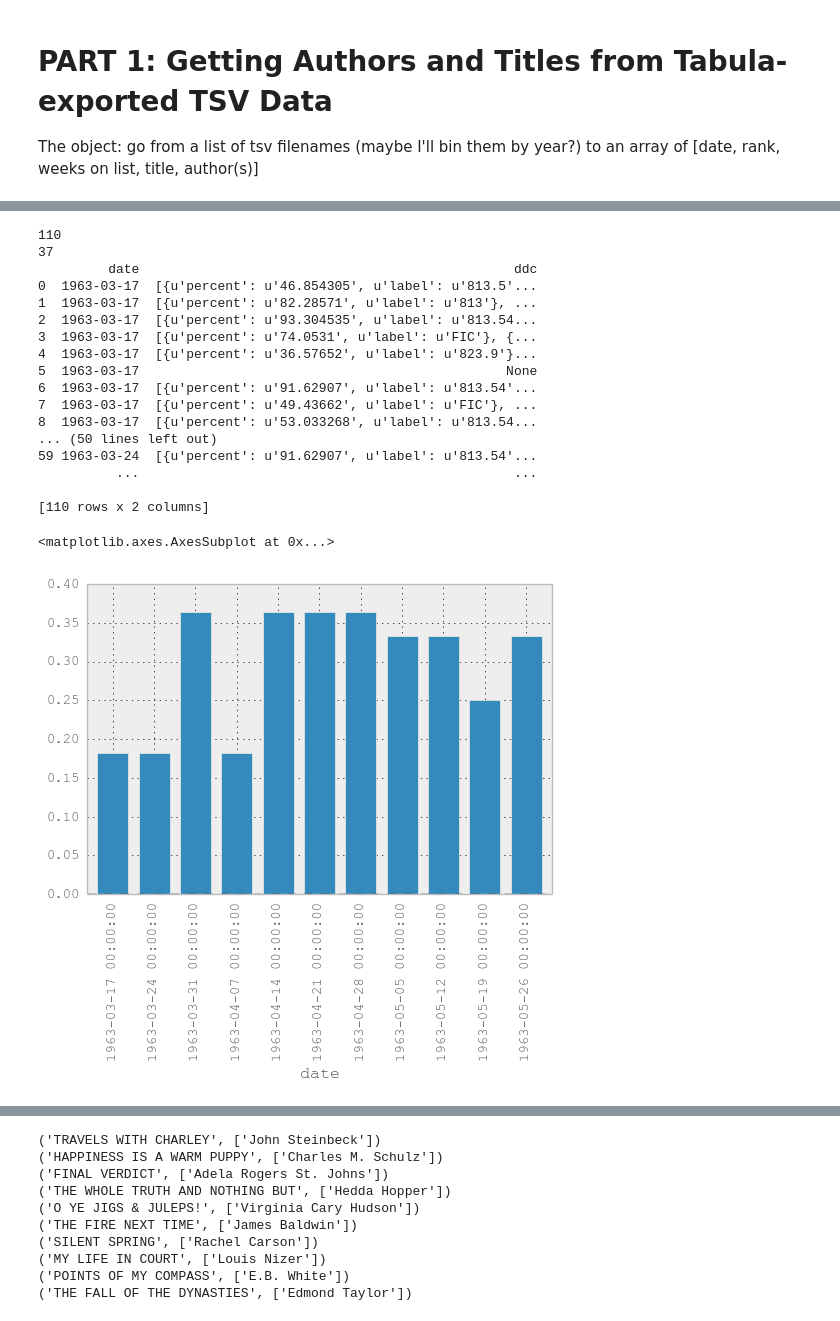
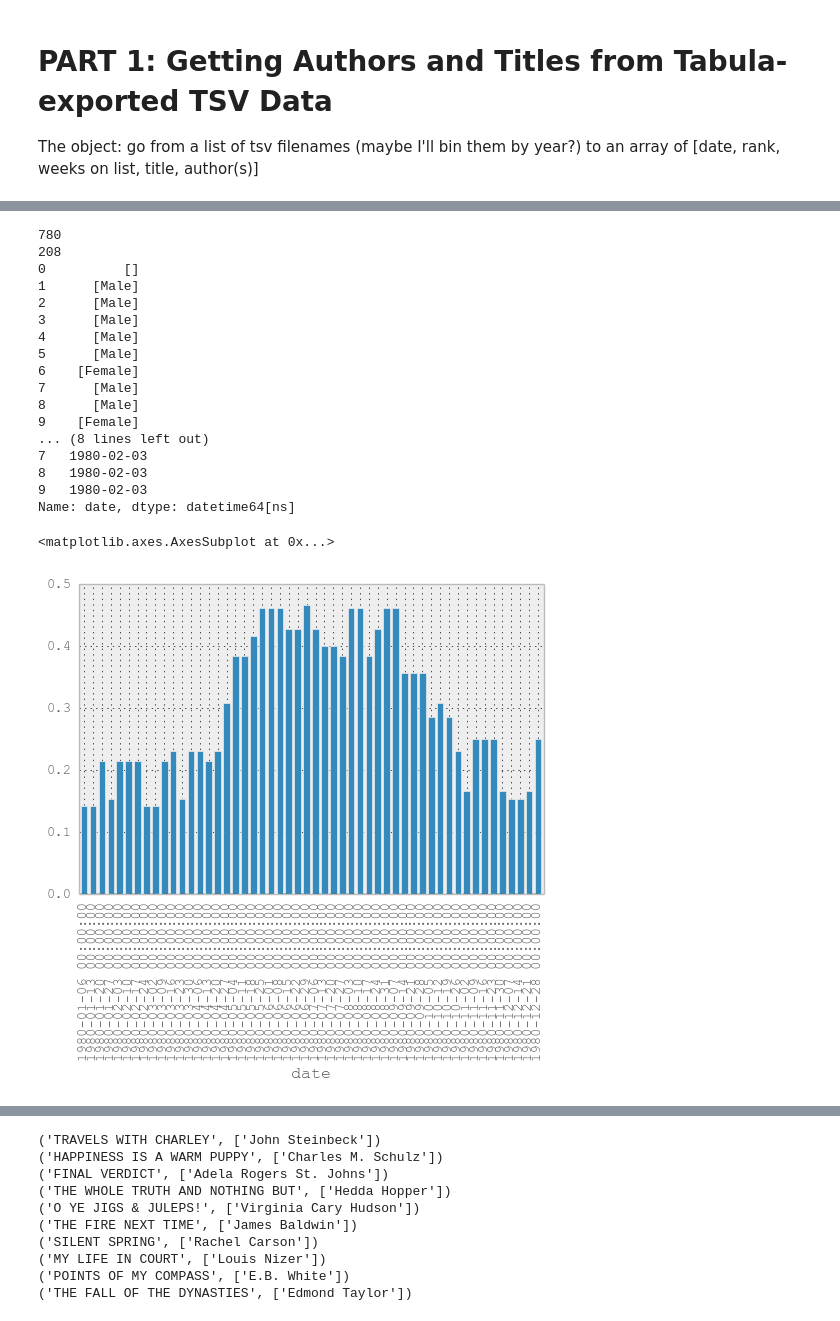
Before and after one commit to cimar/books, a Jupyter notebook: Glue Test.ipynb, the cells around one changed output, grey strips where cells are left out. Cells and saved outputs as stored; diff of their text form; code cells hidden in the pictures.

Commit message:
Building a cleaner version with tools for data cleaning

```diff
--- a/Glue Test.ipynb
+++ b/Glue Test.ipynb
@@ -56,9 +89,11 @@ def read_folder(folderpath):
     empty_array = []
     for f in os.listdir(folderpath):
         commasv = read_tsv(path+f)
-        empty_array.append(commasv)
+        empty_array = empty_array+commasv
     return empty_array
 
-path = "1963/fiction/"
-sixtythree = read_folder(path)
+path = "1980/"
+eighty = read_folder(path)
+for x in eighty[0:20]:
+    print x
 # %% [output]
@@ -89,14 +124,10 @@ gender_dict={}
 ta_to_data = {}
 # %%
 #print sixtythree[4]
-
 def batch_process_lists(list_of_lists):
     batch_target = []
     for ls in list_of_lists:
         batch_target = batch_target + process(ls)
-    print ("BATCHED 1963!!!")
-    for x in batch_target:
-        print x
     return batch_target
 
 
@@ -105,7 +136,9 @@ def batch_process_lists(list_of_lists):
 
 def process(ls):
     target = []
+    i=0
     for row in ls:
+        print i
         date = row[0]
         ranks = {"this_week":row[1],"last_week":row[3],"weeks_on_list":row[4]}
         ta_tuple = title_author_pair(row[2])
@@ -116,7 +149,11 @@ def process(ls):
             data = ta_to_data[str(ta_tuple)]
             new_row = new_row+data
         else:
-            isbns = get_isbns(title,authors)
+            try:
+                isbns = get_isbns(title,authors)
+            except:
+                print "Can't get ISBNS for some reason!"
+                isbns = []
             data = [isbns]
             if len(isbns)>0:
                 o_data = oclc_process(isbns,authors)
@@ -127,7 +164,9 @@ def process(ls):
                 new_row = new_row + data
             ta_to_data[str(ta_tuple)] = data
         target.append(new_row)
+        i = i+1
     return target
 
-batch = batch_process_lists(sixtythree)
+print eighty[130]
+batch = process(eighty)
 # %% [output]
@@ -155,9 +306,9 @@ import pandas as pd
 import matplotlib
 pd.set_option('display.mpl_style', 'default') # Make the graphs a bit prettier
 
-sixtythree_df = pd.DataFrame(batch,columns=["date","year","ranks","title","authors","isbns","genders","ddc","fast"])
+eighty_df = pd.DataFrame(batch,columns=["date","year","ranks","title","authors","isbns","genders","ddc","fast"])
 
-sixtythree_series = sixtythree_df.set_index('date').genders
+eighty_gender = eighty_df.set_index('date').genders
 
 def count_females(arr):
     i = 0
@@ -167,66 +318,69 @@ def count_females(arr):
     return i
 
 i = 0
-for x in sixtythree_df['genders']:
+for x in eighty_df['genders']:
     if x is not None:
         i = i + count_females(x)
 print i
 
-grouped2 = sixtythree_df[["date","genders"]]
+grouped2 = eighty_df[["date","genders"]]
 
-grouped = sixtythree_df["genders"].groupby(sixtythree_df["date"])
+print eighty_df["genders"][0:10]
+print eighty_df["date"][0:10]
+
+grouped = eighty_df["genders"].groupby(eighty_df["date"])
 
 
 def bin_dates_percent_female(df,group_col):
     grouped = df["genders"].groupby(df[group_col])
     target = []
     for group in grouped:
         females = 0
         overall_count = 0
         date = group[0]
         for genders in group[1]:
             if genders is not None:
                 females = females+count_females(genders)
                 for g in genders:
                     overall_count = overall_count+1
         percent = float(females)/float(overall_count)
         target.append([date,percent,overall_count])
     return target
 
-percent_female_table = bin_dates_percent_female(sixtythree_df,"date")
+percent_female_table = bin_dates_percent_female(eighty_df,"date")
 
 df = pd.DataFrame(percent_female_table,columns=["date","percent_female","number_of_authors"])
 df = df.set_index("date")
 
 df["percent_female"].plot(kind="bar")
 
 #grouped = sixtythree_series.groupby(level=0)
 
 #for x in grouped:
 #    for y in x:
 #        print "Printing y"
 #        if 'series' in str(type(y)):
 #            print y
 # %% [output]
-110
-37
-         date                                                ddc
-0  1963-03-17  [{u'percent': u'46.854305', u'label': u'813.5'...
-1  1963-03-17  [{u'percent': u'82.28571', u'label': u'813'}, ...
-2  1963-03-17  [{u'percent': u'93.304535', u'label': u'813.54...
-3  1963-03-17  [{u'percent': u'74.0531', u'label': u'FIC'}, {...
-4  1963-03-17  [{u'percent': u'36.57652', u'label': u'823.9'}...
-5  1963-03-17                                               None
-6  1963-03-17  [{u'percent': u'91.62907', u'label': u'813.54'...
-7  1963-03-17  [{u'percent': u'49.43662', u'label': u'FIC'}, ...
-8  1963-03-17  [{u'percent': u'53.033268', u'label': u'813.54...
-... (50 lines left out)
-59 1963-03-24  [{u'percent': u'91.62907', u'label': u'813.54'...
-          ...                                                ...
-
-[110 rows x 2 columns]
+780
+208
+0          []
+1      [Male]
+2      [Male]
+3      [Male]
+4      [Male]
+5      [Male]
+6    [Female]
+7      [Male]
+8      [Male]
+9    [Female]
+... (8 lines left out)
+7   1980-02-03
+8   1980-02-03
+9   1980-02-03
+Name: date, dtype: datetime64[ns]
 <matplotlib.axes.AxesSubplot at 0x...>
-[figure, old version]
+[figure, new version]
 # %%
 grouped3 = sixtythree_df["ddc"].groupby(sixtythree_df["date"])
 for x in grouped3:
```
Also changed, not shown: parts of 11 cells of this notebook, 54 other files.
